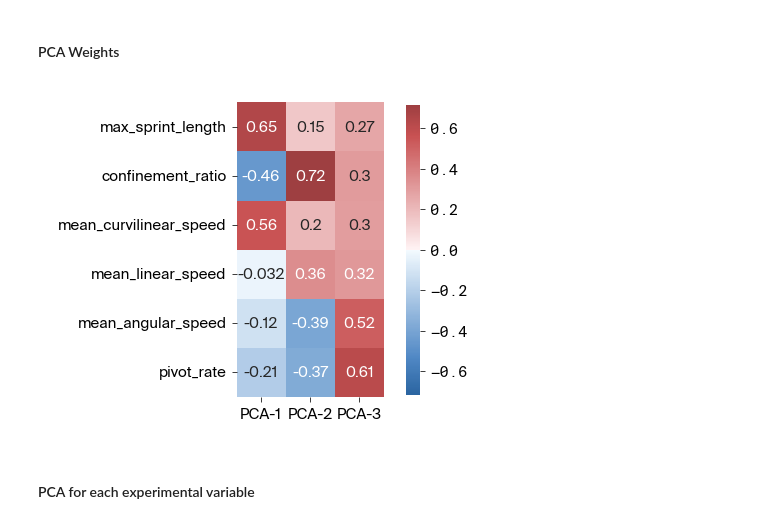
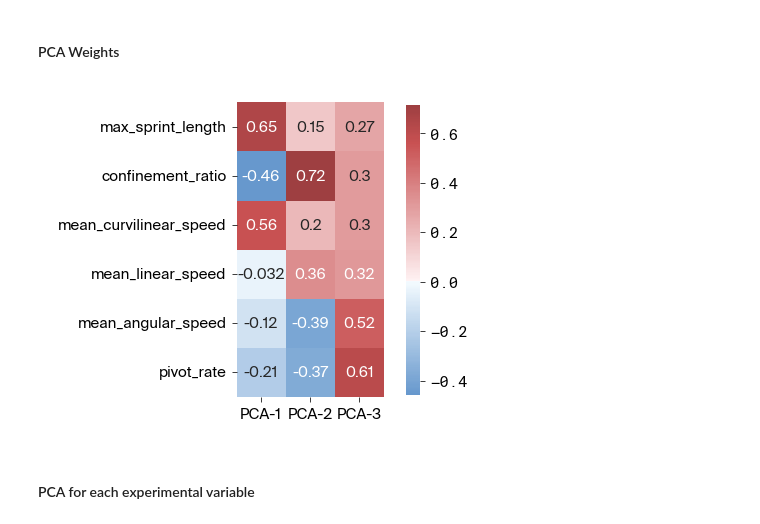
Before and after one commit to Arcadia-Science/2024-unicellular-tracking, a Jupyter notebook: notebooks/5_pca-of-motility-features.ipynb, the cells around one changed output. Drawn from its saved outputs; the diff is of its cells as text; code cells hidden in the pictures.

Commit message:
set colorbar center to 0
realized there is an argument for centering the colorbar, which is much better than using `vmin`, `vmax`

```diff
--- a/notebooks/5_pca-of-motility-features.ipynb
+++ b/notebooks/5_pca-of-motility-features.ipynb
@@ -139,36 +139,32 @@ for i in range(num_pca_components):
 #### PCA Weights
 # %%
 cmap = apc.gradients.red_blue.reverse().to_mpl_cmap()
-# set vmin, vmax such that colormap is centered at 0
-vmin = -np.abs(pca.components_.T).max()
-vmax = np.abs(pca.components_.T).max()
 
 # create figure
 figsize = apc.mpl.get_figure_dimensions("half_square")
 fig, ax = plt.subplots(figsize=figsize, layout="constrained")
 
 # create heatmap
 ax = sns.heatmap(
     pca.components_.T,
     cmap=cmap,
     xticklabels=[f"PCA-{i}" for i in range(1, pca.n_components_ + 1)],
     yticklabels=metrics_subset,
     annot=True,
     square=True,
     cbar=True,
     cbar_kws={"shrink": 0.7, "pad": 0.15},
-    vmin=vmin,
-    vmax=vmax,
+    center=0,
     ax=ax,
 )
 
 # figure aesthetics
 apc.mpl.style_plot(colorbar_exists=True)
 
 # save figure
 apc.mpl.save_figure("../results/figure-7A.svg")
 # %% [output]
-[figure, old version]
+[figure, new version]
 # %% [markdown]
 #### PCA for each experimental variable
 # %%
```
Also changed, not shown: 1 other file.
